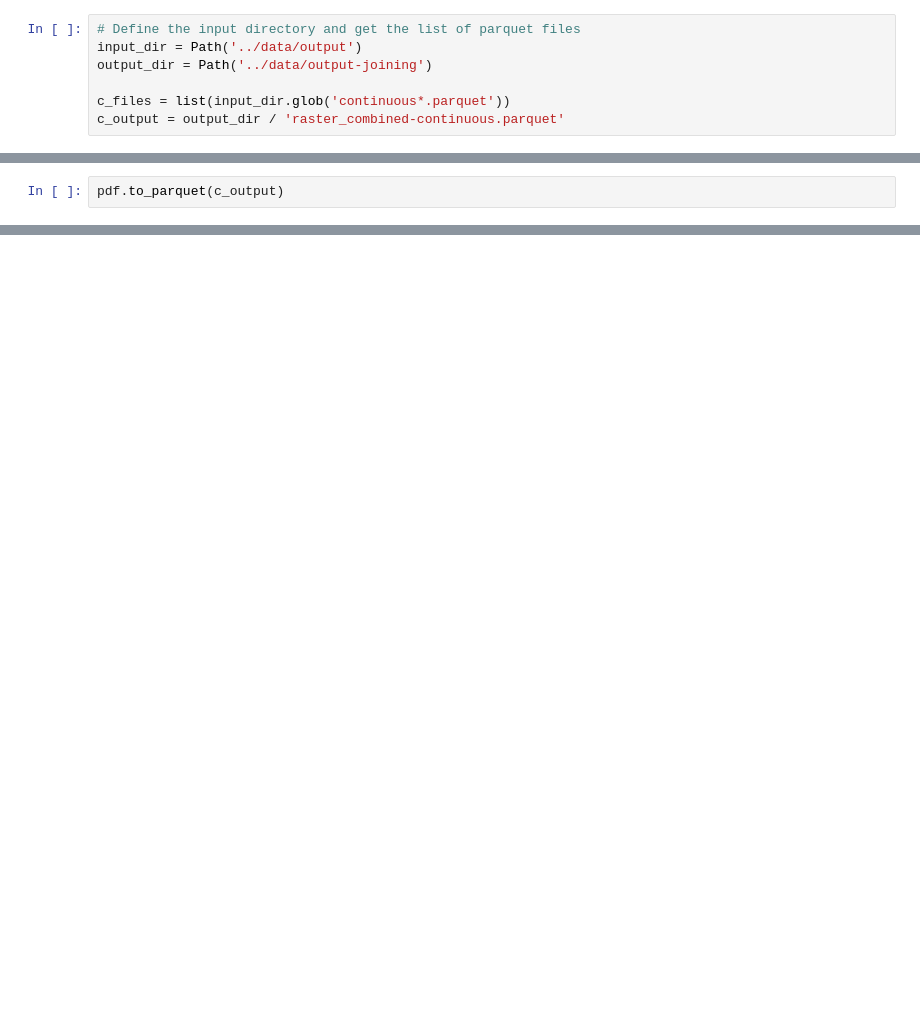
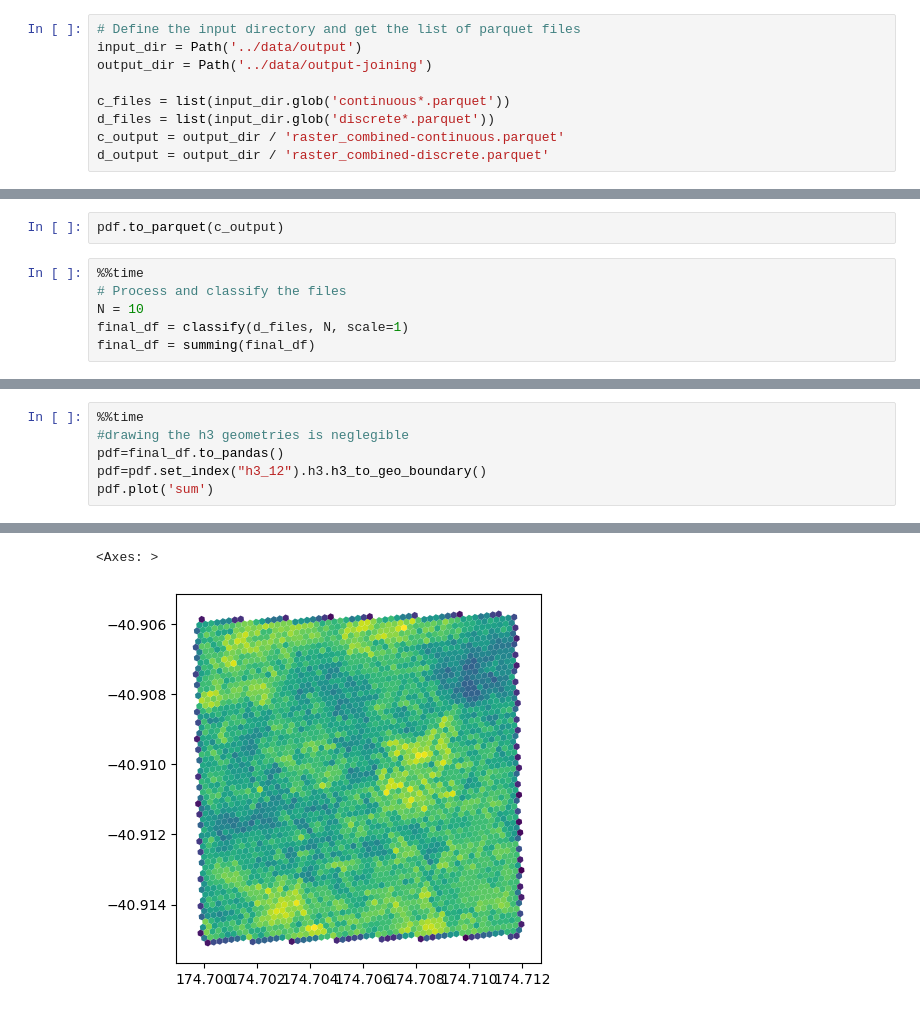
Before and after one commit to ChocopieKewpie/dggsBenchmarks, a Jupyter notebook: Raster_benchmarking/DGGS/join_classify.ipynb, the cells around one changed output, grey strips where cells are left out. Saved outputs shown, nothing was run; the diff lists cells and outputs as text; blank space fills up the shorter version.

```diff
--- a/Raster_benchmarking/DGGS/join_classify.ipynb
+++ b/Raster_benchmarking/DGGS/join_classify.ipynb
@@ -11,7 +11,9 @@ input_dir = Path('../data/output')
 output_dir = Path('../data/output-joining')
 
 c_files = list(input_dir.glob('continuous*.parquet'))
+d_files = list(input_dir.glob('discrete*.parquet'))
 c_output = output_dir / 'raster_combined-continuous.parquet'
+d_output = output_dir / 'raster_combined-discrete.parquet'
 # %%
 #Functions
 N = 1000
@@ -173,2 +188,8 @@ Wall time: 419 ms
 # %%
 pdf.to_parquet(c_output)
+# %%
+%%time
+# Process and classify the files
+N = 10
+final_df = classify(d_files, N, scale=1)
+final_df = summing(final_df)
@@ -174,0 +199,7 @@ pdf.to_parquet(c_output)
+# %%
+%%time
+#drawing the h3 geometries is neglegible
+pdf=final_df.to_pandas()
+pdf=pdf.set_index("h3_12").h3.h3_to_geo_boundary()
+pdf.plot('sum')
+# %% [output]
@@ -174,0 +208,2 @@ pdf.to_parquet(c_output)
+<Axes: >
+[figure, added]
```
Also changed, not shown: parts of 18 cells of this notebook, 4 other files.
